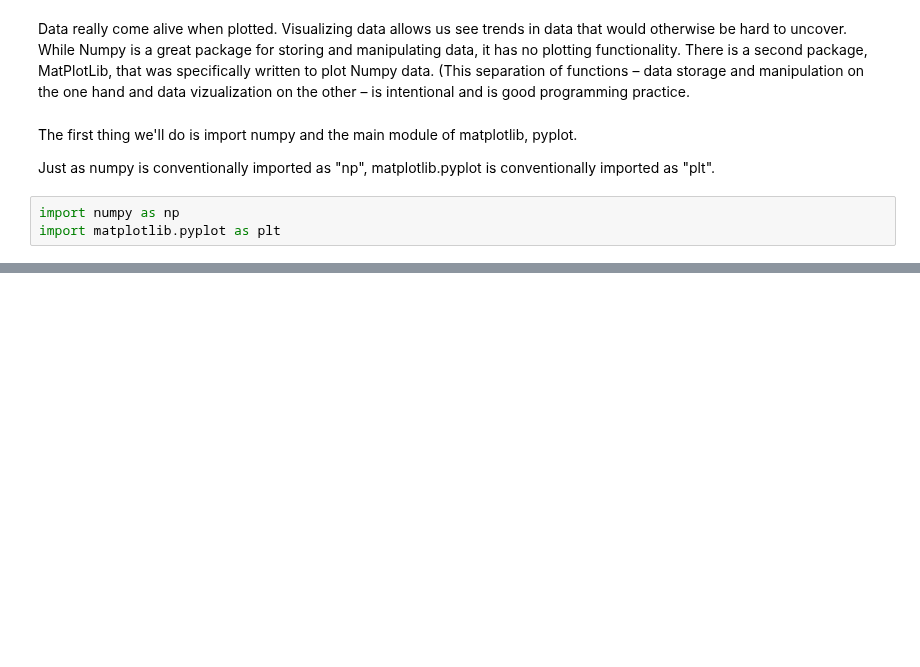
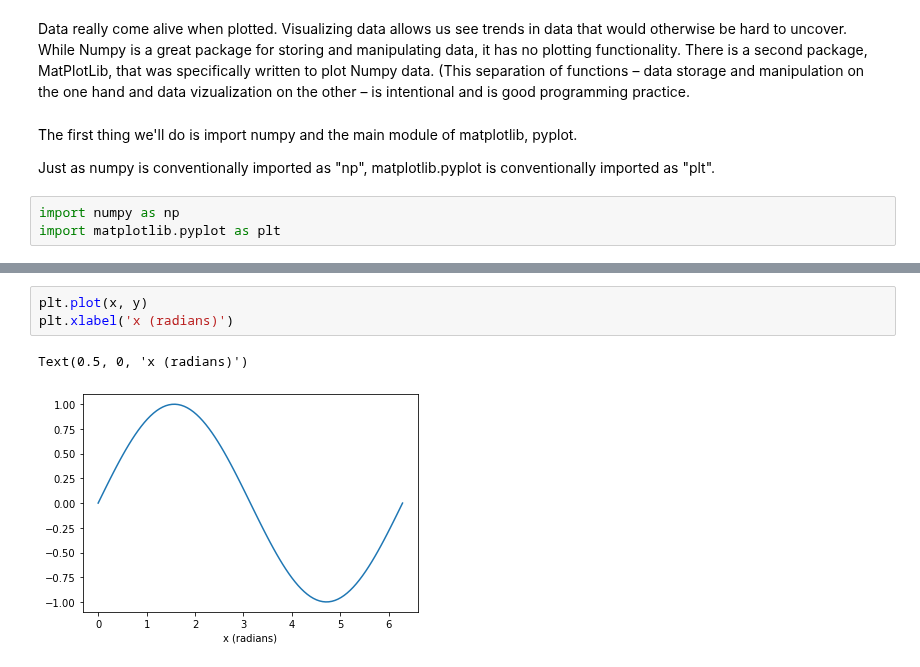
Before and after one commit to psychdatascience/FDS-CourseTwo, a Jupyter notebook: tu08_re_MatPlotLib.ipynb, the cells around one changed output, grey strips where cells are left out. Saved outputs shown, nothing was run; the diff lists cells and outputs as text; blank space fills up the shorter version.

```diff
--- a/tu08_re_MatPlotLib.ipynb
+++ b/tu08_re_MatPlotLib.ipynb
@@ -21,0 +44,6 @@ plt.plot(x, y)
+# %%
+plt.plot(x, y)
+plt.xlabel('x (radians)')
+# %% [output]
+Text(0.5, 0, 'x (radians)')
+[figure, added]
```
Also changed, not shown: parts of 23 cells of this notebook.
